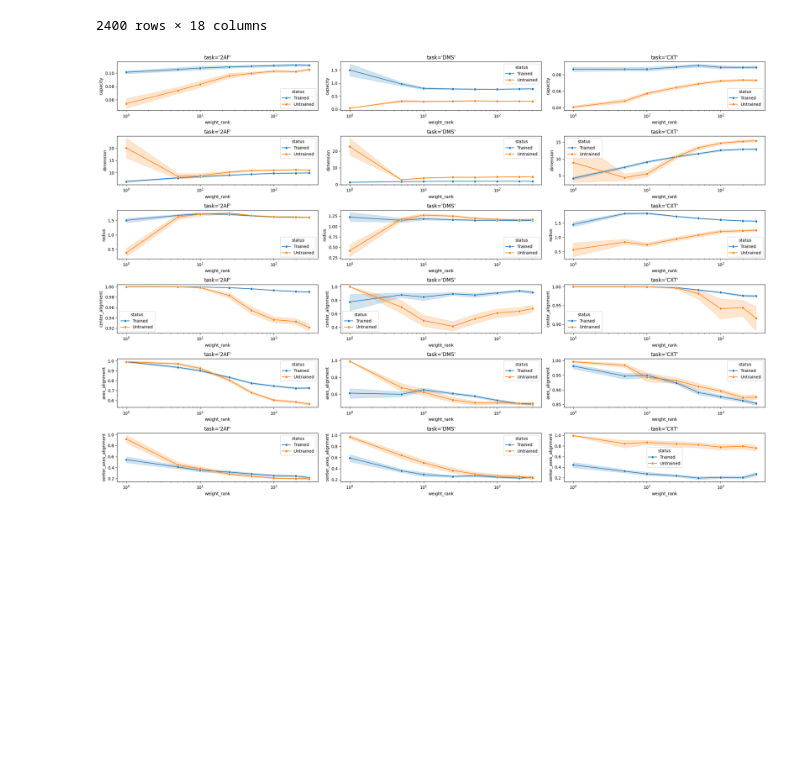
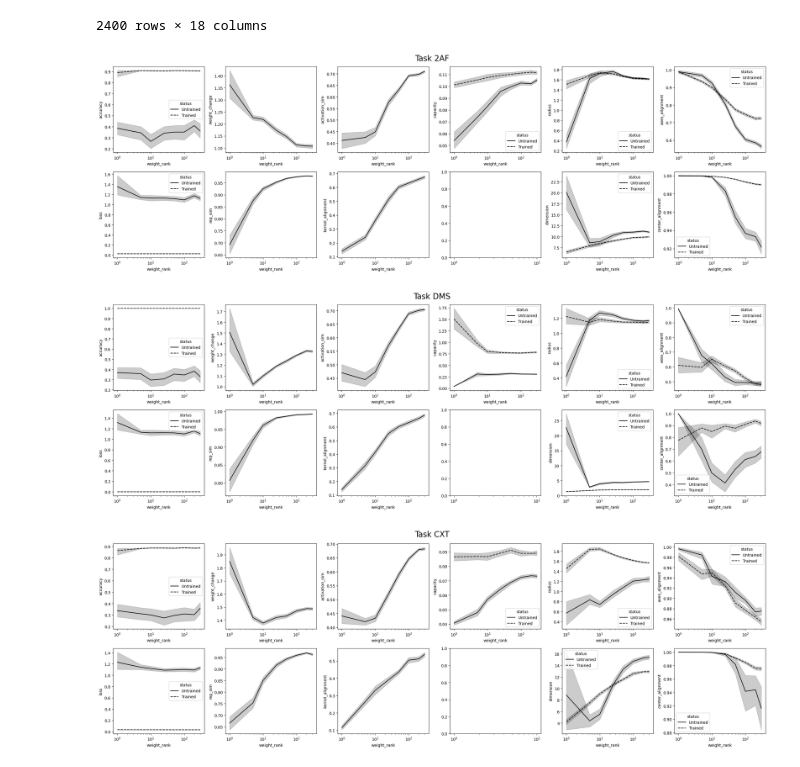
Before and after one commit to chung-neuroai-lab/feature-learning-geometry, a Jupyter notebook: RNNs/visualization_notebook.ipynb, the cells around one changed output. Cells and saved outputs as stored; diff of their text form; code cells hidden in the pictures; blank space fills up the shorter version.

Commit message:
HL-001: Visualization notebook for RNN

```diff
--- a/RNNs/visualization_notebook.ipynb
+++ b/RNNs/visualization_notebook.ipynb
@@ -92,5 +78,3 @@ pkl.dump(sample_file[0]["X_tot0"], open("weight_rank_1_radius_explosion.pkl", "w
-# %%
-result_df_cap = result_df_cap.query("seed != 30 | seed != 52")
 # %%
 display(result_df_cap)
 # %% [output]
@@ -112,38 +94,35 @@ result_df_cap.to_csv("weight_rank_rnn.csv", index=False)
-# %%
-# capacity_cols = ["loss", "accuracy", "delta_W", "rep_sim", "kernel_alignment", "capacity", "dimension", "radius", "center_alignment", "axes_alignment", "center_axes_alignment"]
-capacity_cols = ["delta_W", "rep_sim", "kernel_alignment", "delta_capacity"]
-capacity_cols = ["capacity", "delta_capacity"]
-capacity_cols = ["capacity", "dimension", "radius", "center_alignment", "axes_alignment", "center_axes_alignment"]
-tasks = result_df_cap["task"].unique()
-# tasks = ["DMS"]
-fig, axs = plt.subplots(len(capacity_cols),len(tasks))
-fig.set_figheight(2.5*len(axs))
-fig.set_figwidth(7.5*len(tasks))
-for task_idx in range(len(tasks)):
-    task = tasks[task_idx]
-    for col_idx in range(len(capacity_cols)):
-        col, ax = capacity_cols[col_idx], axs[col_idx][task_idx]
-        if col in ["capacity", "dimension", "radius", "center_alignment", "axes_alignment", "center_axes_alignment"]:
-            # plot_df = result_df_cap.query(f"task == '{task}' & weight_rank >= 10")
-            plot_df = result_df_cap.query(f"task == '{task}'")
-            sns.lineplot(plot_df, x="weight_rank", y=col, hue="status", hue_order=["Trained", "Untrained"], ax=ax, marker="o")
-            # ax.set_ylim([0, None])
-        elif col in ["loss", "accuracy"]:
-            plot_df = result_df_cap.query(f"task == '{task}'")
-            sns.lineplot(plot_df, x="weight_rank", y=col, hue="status", hue_order=["Trained", "Untrained"], ax=ax, marker="o")
-        elif col in ["delta_W", "rep_sim", "kernel_alignment"]:
-            plot_df = result_df_cap.query(f"task == '{task}' & status == 'Trained'")
-            sns.lineplot(plot_df, x="weight_rank", y=col,ax=ax, marker="o")
-        elif col in ["delta_capacity"]:
-            # plot_df = result_df_cap.query(f"task == '{task}' & status == 'Trained' & weight_rank >= 10")
-            plot_df = result_df_cap.query(f"task == '{task}' & status == 'Trained'")
-            sns.lineplot(plot_df, x="weight_rank", y=col,ax=ax, marker="o")
-        # if "alignment" in col:
-        #     ax.set_ylim([0,1.1])
-        # ax.legend(bbox_to_anchor=(1, 1))
-        ax.set_title(f"{task=}")
-        ax.set_xscale("log")
-plt.tight_layout()
-plt.show()
-# %% [output]
-[figure, removed]
+# %%
+rename_dict = {
+    "delta_W": "weight_change",
+    "sign_sim": "activation_sim"
+}
+result_df_cap = result_df_cap.rename(columns=rename_dict)
+# %%
+tasks = result_df_cap["task"].unique()
+for task in tasks:
+    fields_to_plot = [["accuracy", "weight_change", "activation_sim", "capacity", "radius", "axes_alignment"],
+            ["loss", "rep_sim", "kernel_alignment", None, "dimension", "center_alignment"]]
+    no_stage = ["weight_change", "activation_sim", "rep_sim", "kernel_alignment"]
+
+    num_cols , num_rows = len(fields_to_plot[0]), len(fields_to_plot)
+    plot_df = result_df_cap.query(f"task == '{task}'")
+    fig, axs = plt.subplots(num_rows, num_cols)
+    fig.set_figheight(4*num_rows)
+    fig.set_figwidth(4*num_cols)
+    for col in range(num_cols):
+        for row in range(num_rows):
+            ax = axs[row][col]
+            col_name = fields_to_plot[row][col]
+            if col_name is not None:
+                if col_name in no_stage:
+                    sns.lineplot(plot_df, x="weight_rank", y=col_name, ax=ax, color="black")
+                else:
+                    sns.lineplot(plot_df, x="weight_rank", y=col_name, style="status", ax=ax, color="black")
+            ax.set_xscale("log")
+    fig.suptitle(f"Task {task}", fontsize=20)
+    plt.tight_layout()
+    plt.show()
+# %% [output]
+[figure, added]
+[figure, added]
+[figure, added]
```
Also changed, not shown: parts of 4 cells of this notebook.
